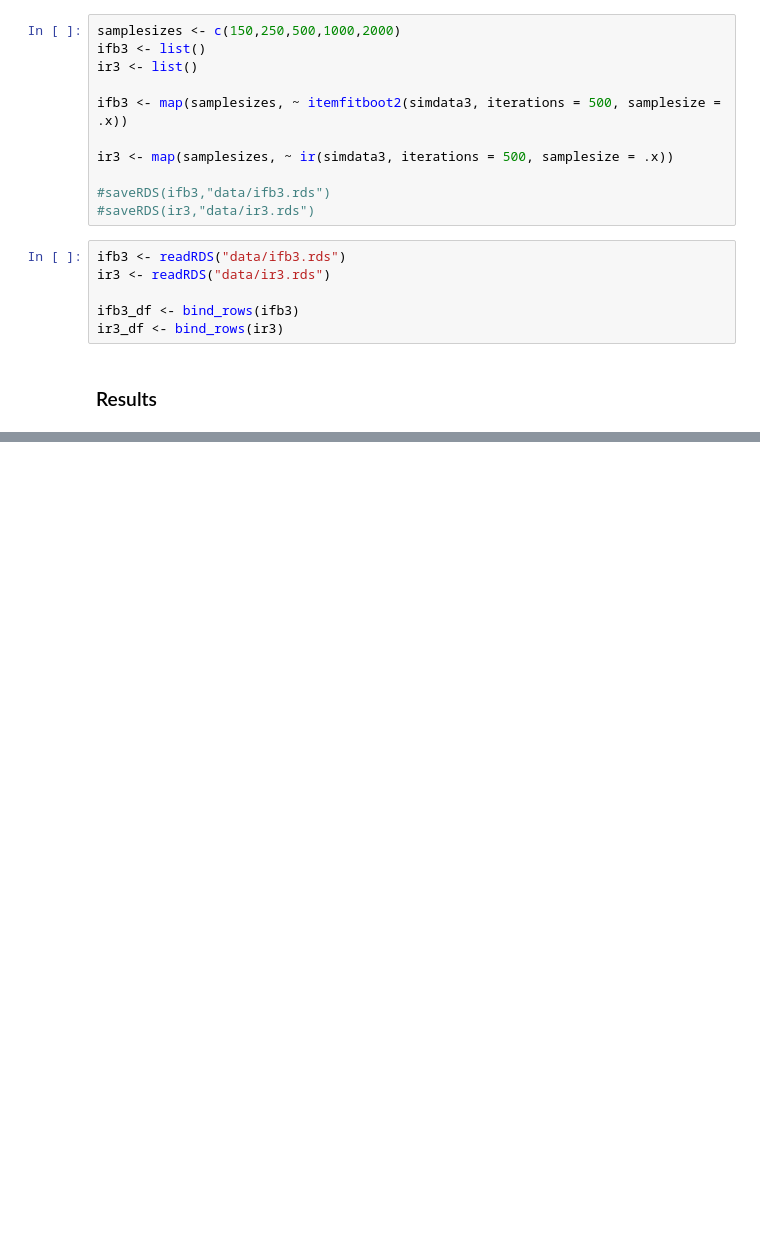
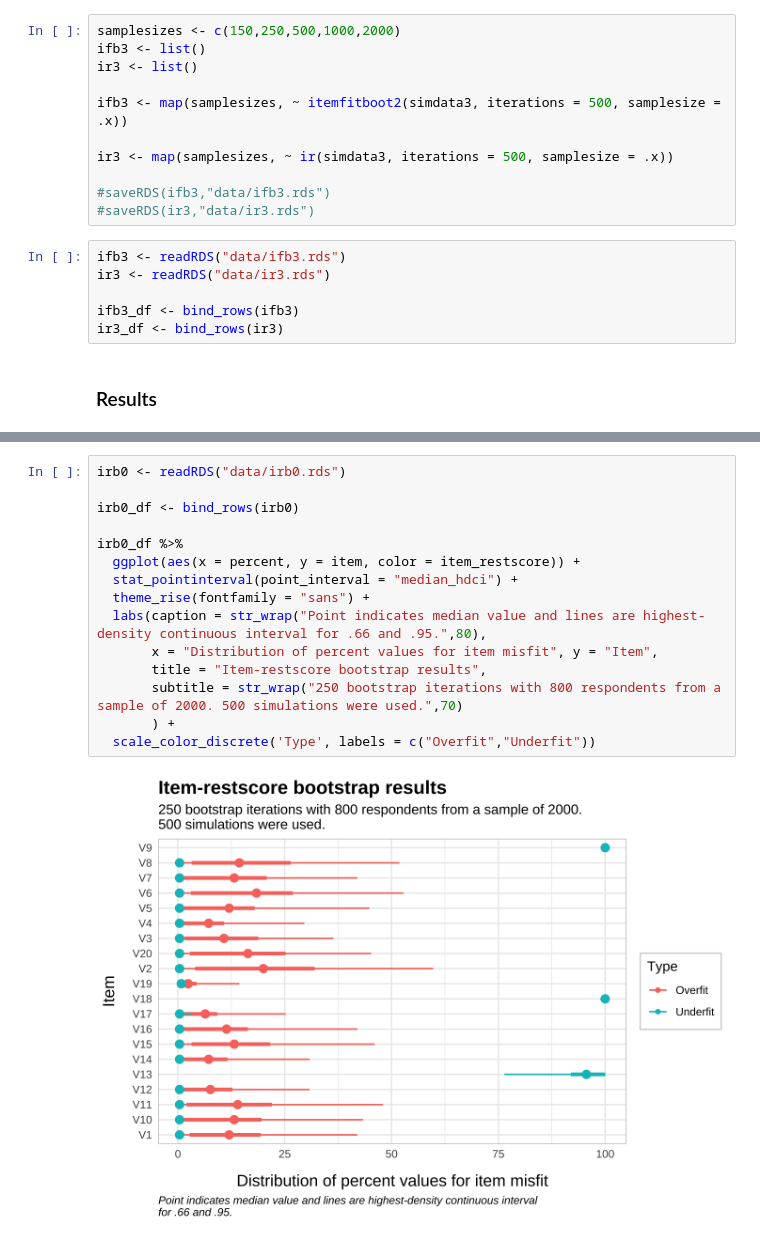
Before and after one commit to pgmj/rasch_itemfit, a Jupyter notebook: index.embed.ipynb, the cells around one changed output, grey strips where cells are left out. Drawn from its saved outputs; the diff is of its cells as text; blank space fills up the shorter version.

```diff
--- a/index.embed.ipynb
+++ b/index.embed.ipynb
@@ -976,0 +909,17 @@ These findings make a good argument for removing one item at a time when the ana
+# %%
+irb0 <- readRDS("data/irb0.rds")
+
+irb0_df <- bind_rows(irb0)
+
+irb0_df %>%
+  ggplot(aes(x = percent, y = item, color = item_restscore)) +
+  stat_pointinterval(point_interval = "median_hdci") +
+  theme_rise(fontfamily = "sans") +
+  labs(caption = str_wrap("Point indicates median value and lines are highest-density continuous interval for .66 and .95.",80),
+       x = "Distribution of percent values for item misfit", y = "Item",
+       title = "Item-restscore bootstrap results",
+       subtitle = str_wrap("250 bootstrap iterations with 800 respondents from a sample of 2000. 500 simulations were used.",70)
+       ) +
+  scale_color_discrete('Type', labels = c("Overfit","Underfit"))
+# %% [output]
+[figure, added]
```
Also changed, not shown: parts of 26 cells of this notebook, 54 other files.
